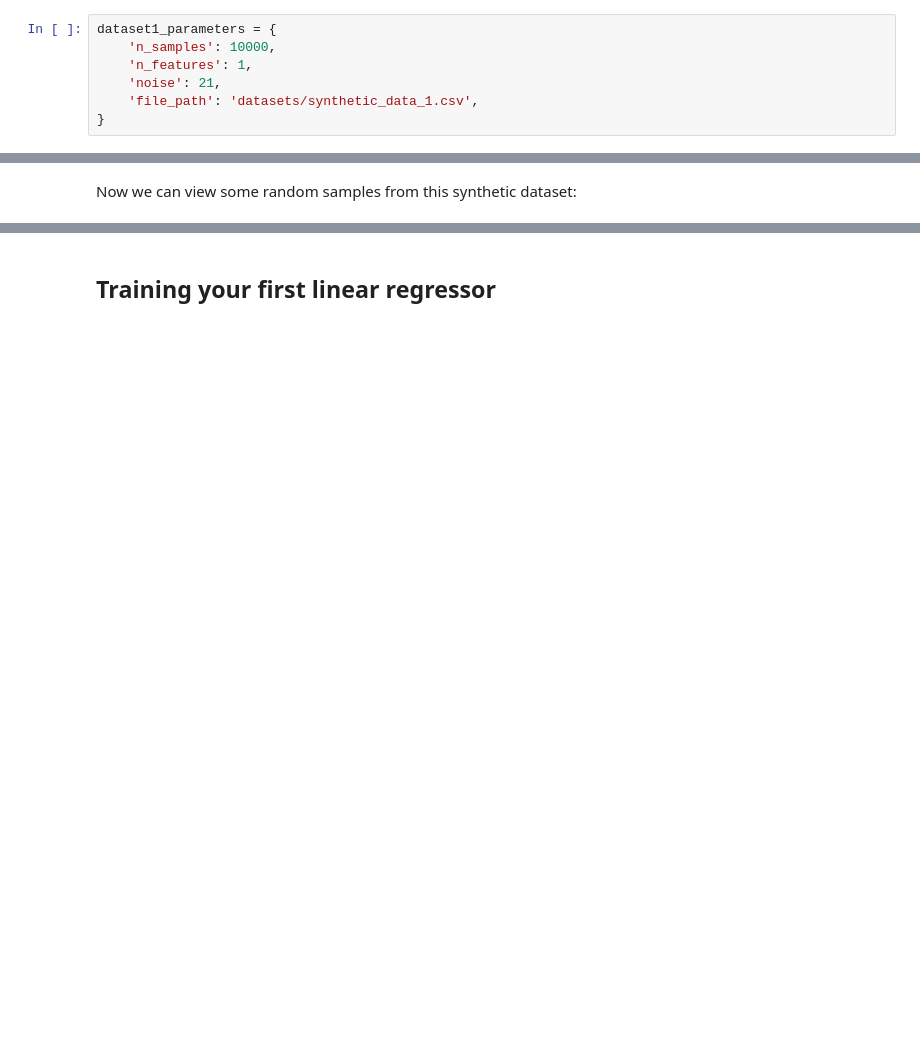
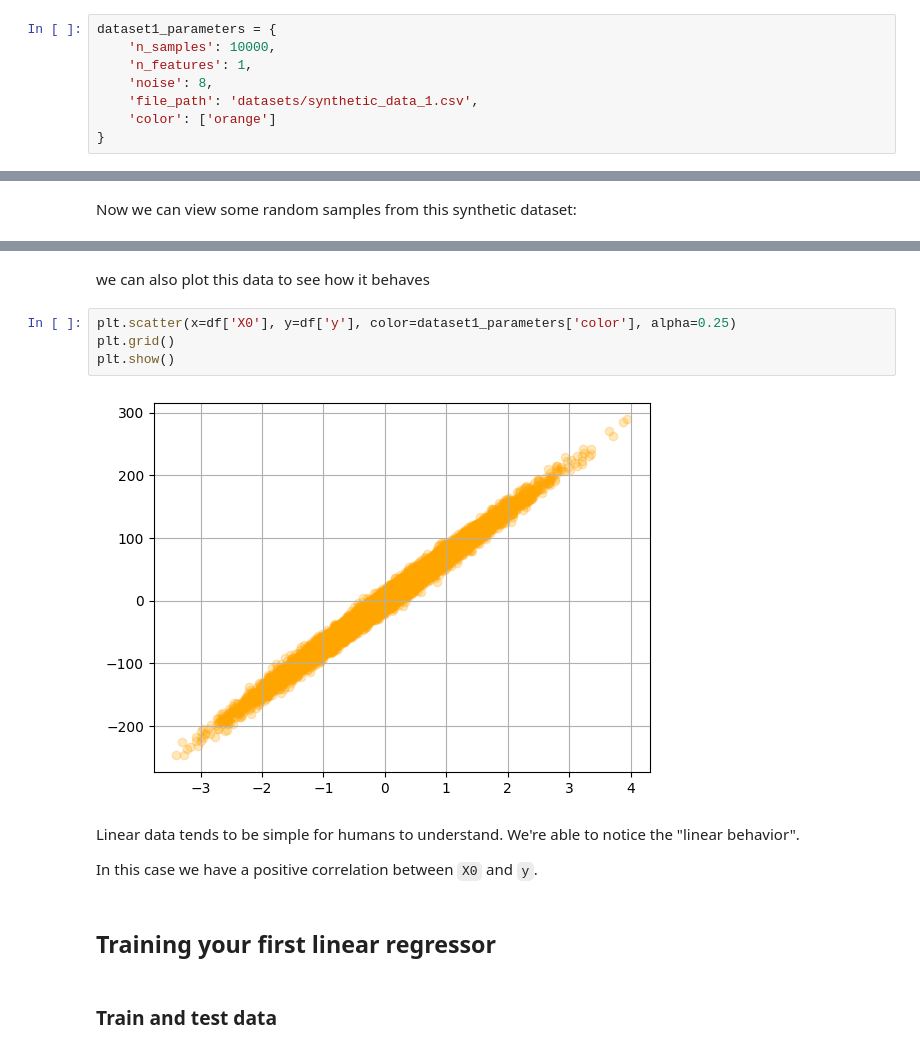
Before and after one commit to NatanDuarte/learn-linear-regression, a Jupyter notebook: linear-regression.ipynb, the cells around one changed output, grey strips where cells are left out. Saved outputs shown, nothing was run; the diff lists cells and outputs as text; blank space fills up the shorter version.

```diff
--- a/linear-regression.ipynb
+++ b/linear-regression.ipynb
@@ -72,8 +79,9 @@ I organized the generation parameters so We can easily modify if needed.
 dataset1_parameters = {
     'n_samples': 10000,
     'n_features': 1,
-    'noise': 21,
+    'noise': 8,
     'file_path': 'datasets/synthetic_data_1.csv',
+    'color': ['orange']
 }
 # %%
 data_generator = SyntheticDataGenerator(
@@ -106,2 +140,17 @@ Excellent. For now we can focus on discussing how linear regression work.
+# %% [markdown]
+we can also plot this data to see how it behaves
+# %%
+plt.scatter(x=df['X0'], y=df['y'], color=dataset1_parameters['color'], alpha=0.25)
+plt.grid()
+plt.show()
+# %% [output]
+[figure, added]
+# %% [markdown]
+Linear data tends to be simple for humans to understand. We're able to notice
+the "linear behavior".
+
+In this case we have a positive correlation between `X0` and `y`.
 # %% [markdown]
 ## Training your first linear regressor
+# %% [markdown]
+### Train and test data
```
Also changed, not shown: parts of 37 cells of this notebook.
